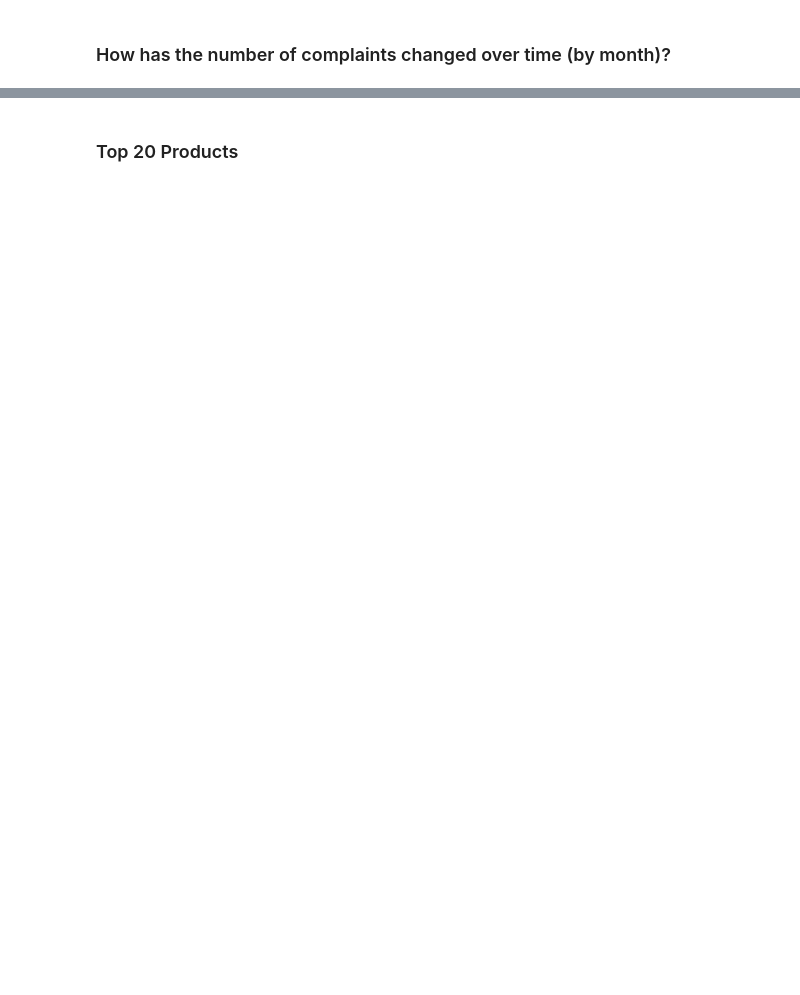
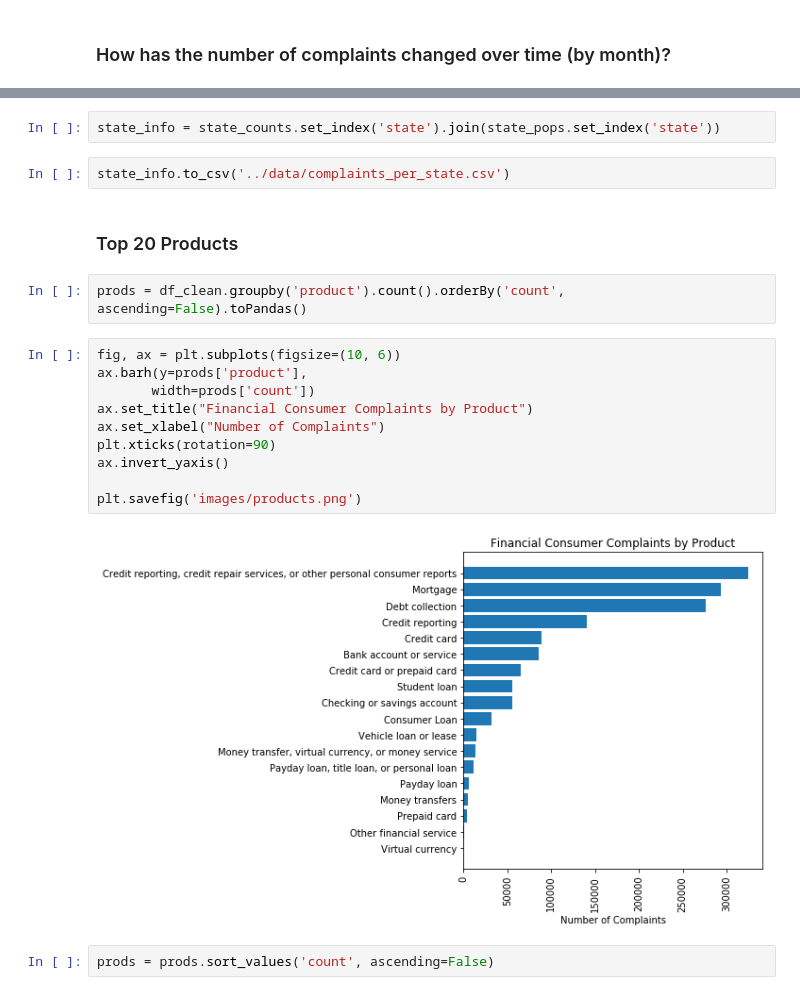
Before and after one commit to allisoncstafford/spark-data-prep-blog, a Jupyter notebook: data_prep_pyspark_blog.ipynb, the cells around one changed output, grey strips where cells are left out. Drawn from its saved outputs; the diff is of its cells as text; blank space fills up the shorter version.

```diff
--- a/data_prep_pyspark_blog.ipynb
+++ b/data_prep_pyspark_blog.ipynb
@@ -268,2 +334,22 @@ plt.savefig('images/company_counts.png')
+# %%
+state_info = state_counts.set_index('state').join(state_pops.set_index('state'))
+# %%
+state_info.to_csv('../data/complaints_per_state.csv')
 # %% [markdown]
 ### Top 20 Products
+# %%
+prods = df_clean.groupby('product').count().orderBy('count', ascending=False).toPandas()
+# %%
+fig, ax = plt.subplots(figsize=(10, 6))
+ax.barh(y=prods['product'],
+       width=prods['count'])
+ax.set_title("Financial Consumer Complaints by Product")
+ax.set_xlabel("Number of Complaints")
+plt.xticks(rotation=90)
+ax.invert_yaxis()
+
+plt.savefig('images/products.png')
+# %% [output]
+[figure, added]
+# %%
+prods = prods.sort_values('count', ascending=False)
```
Also changed, not shown: parts of 15 cells of this notebook, 7 other files.
